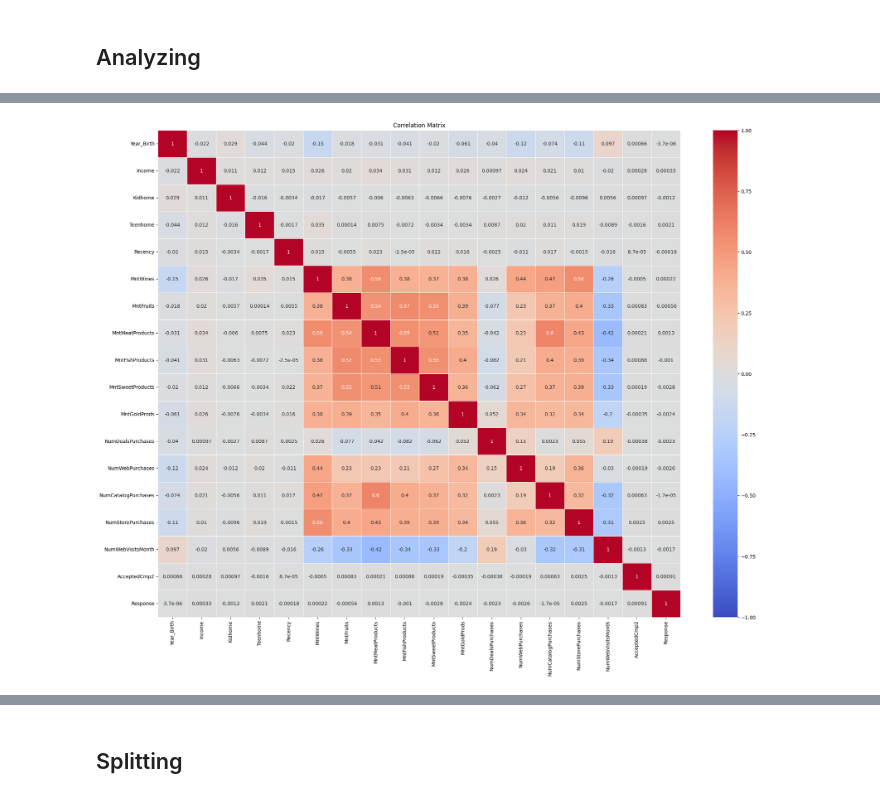
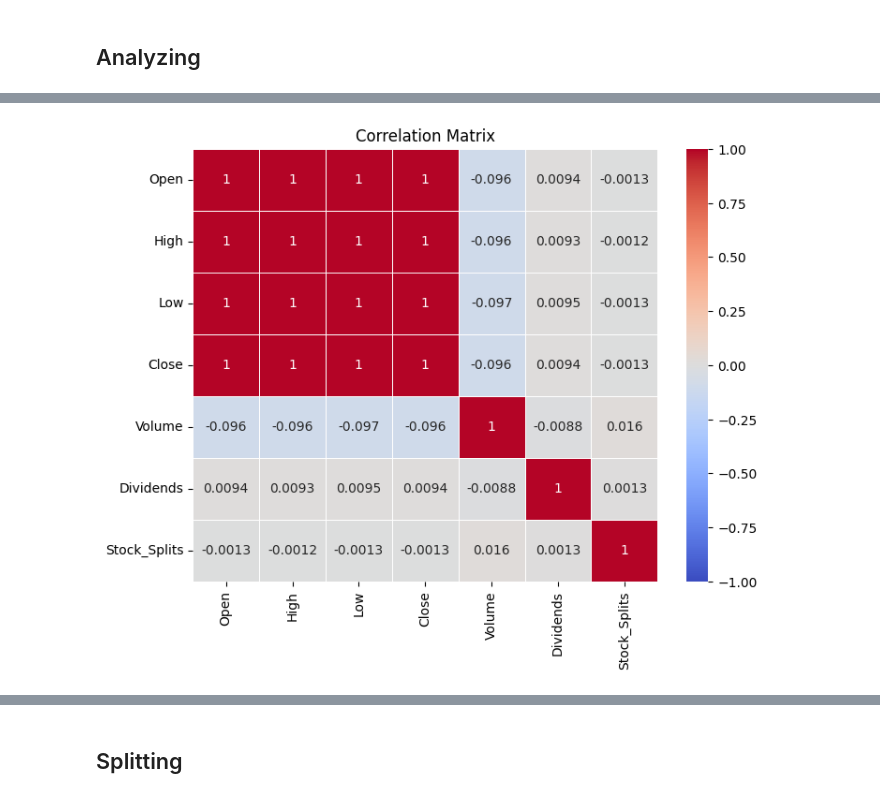
Before and after one commit to MaCh1Ne01/mle-specialization-03, a Jupyter notebook: notebooks/preprocessing.ipynb, the cells around one changed output, grey strips where cells are left out. Cells and saved outputs as stored; diff of their text form; code cells hidden in the pictures.

```diff
--- a/notebooks/preprocessing.ipynb
+++ b/notebooks/preprocessing.ipynb
@@ -25,4 +24,4 @@ df_marketing_campaign_raw.head()
 # %%
-df_marketing_campaign = df_marketing_campaign_raw.copy()
+df_companies_stock = df_companies_stock_raw.copy()
 # %%
-df_marketing_campaign.drop(DROP_FEATURES, axis=1, inplace=True)
+df_companies_stock.drop(DROP_FEATURES, axis=1, inplace=True)
@@ -36,6 +28,11 @@ Invalid rows dropped: 1
+# %%
+"""
+Renaming features
+"""
+df_companies_stock = renaming_features(dataframe=df_companies_stock)
 # %%
 """
 Stripping object features
 """
-df_marketing_campaign = stripping_object_features(dataframe=df_marketing_campaign)
+df_companies_stock = stripping_object_features(dataframe=df_companies_stock)
 # %% [output]
@@ -95,5 +82,5 @@ df_marketing_campaign.describe()
 # %%
-graphing_correlation_matrix(dataframe=df_marketing_campaign[INITIAL_NUMERICAL_FEATURES], zoom = 6)
+graphing_correlation_matrix(dataframe=df_companies_stock[INITIAL_NUMERICAL_FEATURES], zoom = 2)
 # %% [output]
-[figure, old version]
+[figure, new version]
 # %%
```
Also changed, not shown: parts of 28 cells of this notebook, 23 other files.
